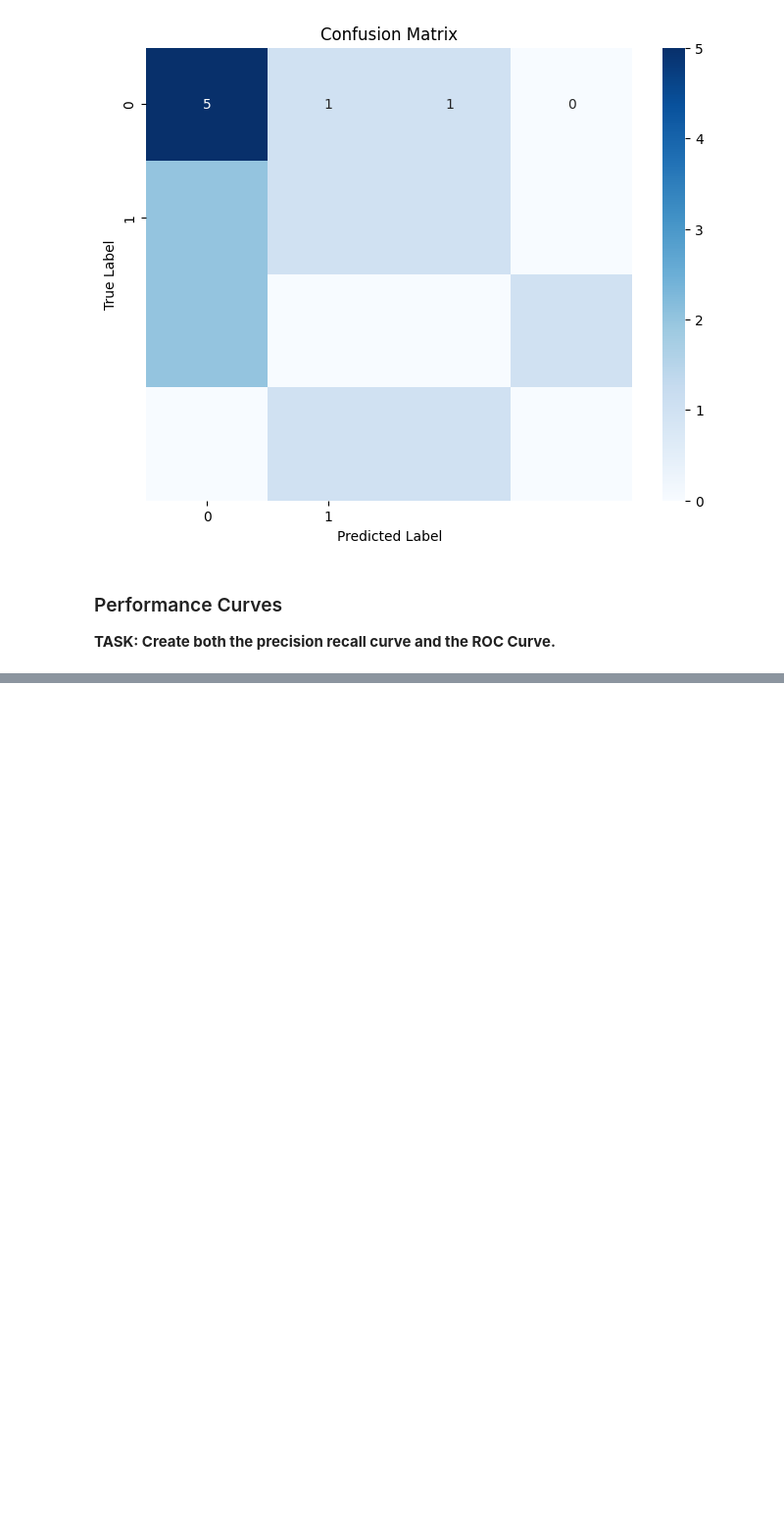
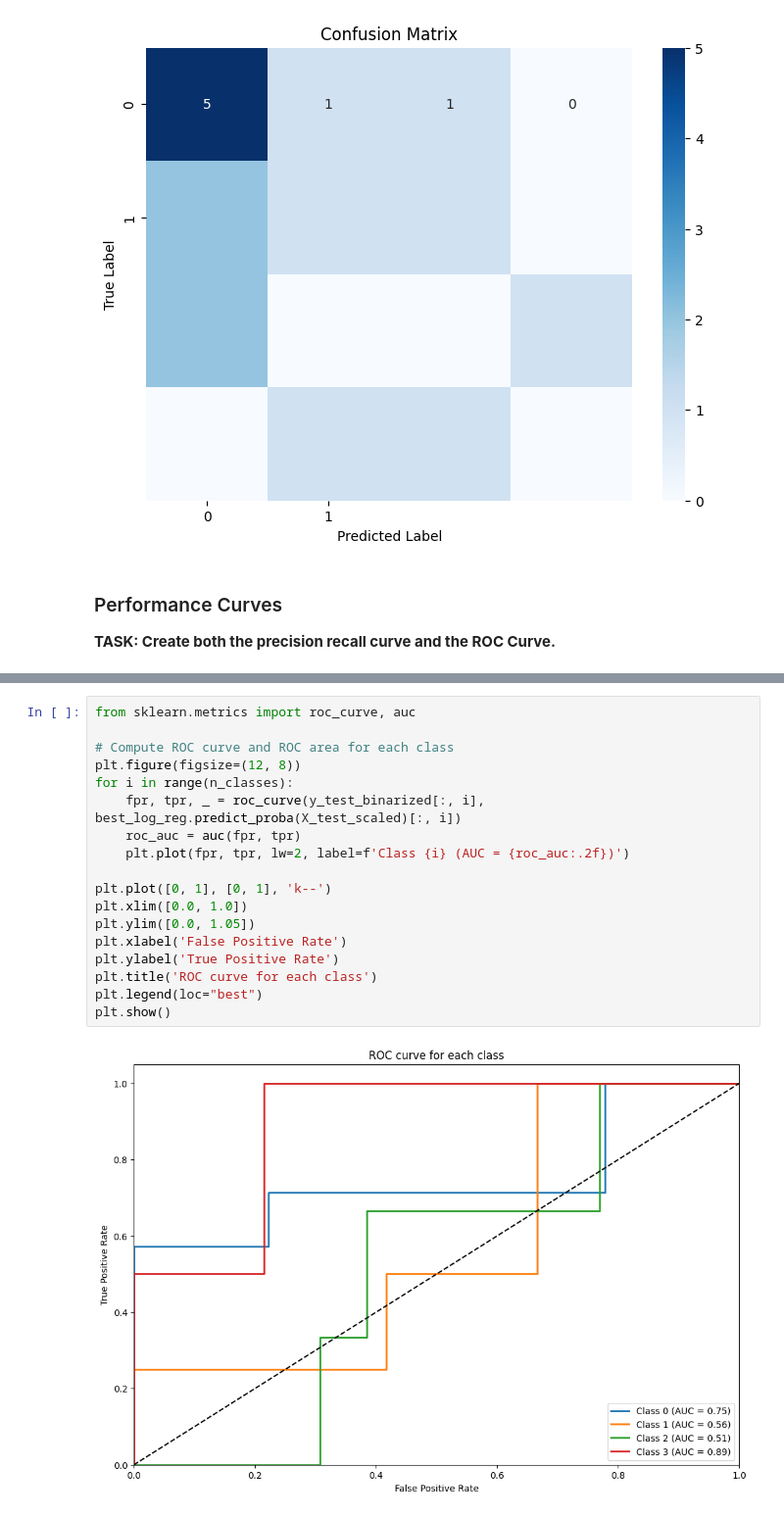
Before and after one commit to EidenStill/DATA_ANALYTICS_Reponte, a Jupyter notebook: Prog_Assignments/Lec5_LogReg_Reponte.ipynb, the cells around one changed output, grey strips where cells are left out. Shown at 98% size. Cells and saved outputs as stored; diff of their text form; blank space fills up the shorter version.

```diff
--- a/Prog_Assignments/Lec5_LogReg_Reponte.ipynb
+++ b/Prog_Assignments/Lec5_LogReg_Reponte.ipynb
@@ -351,0 +341,20 @@ ValueError: multiclass format is not supported
+# %%
+from sklearn.metrics import roc_curve, auc
+
+# Compute ROC curve and ROC area for each class
+plt.figure(figsize=(12, 8))
+for i in range(n_classes):
+    fpr, tpr, _ = roc_curve(y_test_binarized[:, i], best_log_reg.predict_proba(X_test_scaled)[:, i])
+    roc_auc = auc(fpr, tpr)
+    plt.plot(fpr, tpr, lw=2, label=f'Class {i} (AUC = {roc_auc:.2f})')
+
+plt.plot([0, 1], [0, 1], 'k--')
+plt.xlim([0.0, 1.0])
+plt.ylim([0.0, 1.05])
+plt.xlabel('False Positive Rate')
+plt.ylabel('True Positive Rate')
+plt.title('ROC curve for each class')
+plt.legend(loc="best")
+plt.show()
+# %% [output]
+[figure, added]
```
Also changed, not shown: parts of 3 cells of this notebook, 1 other file.
